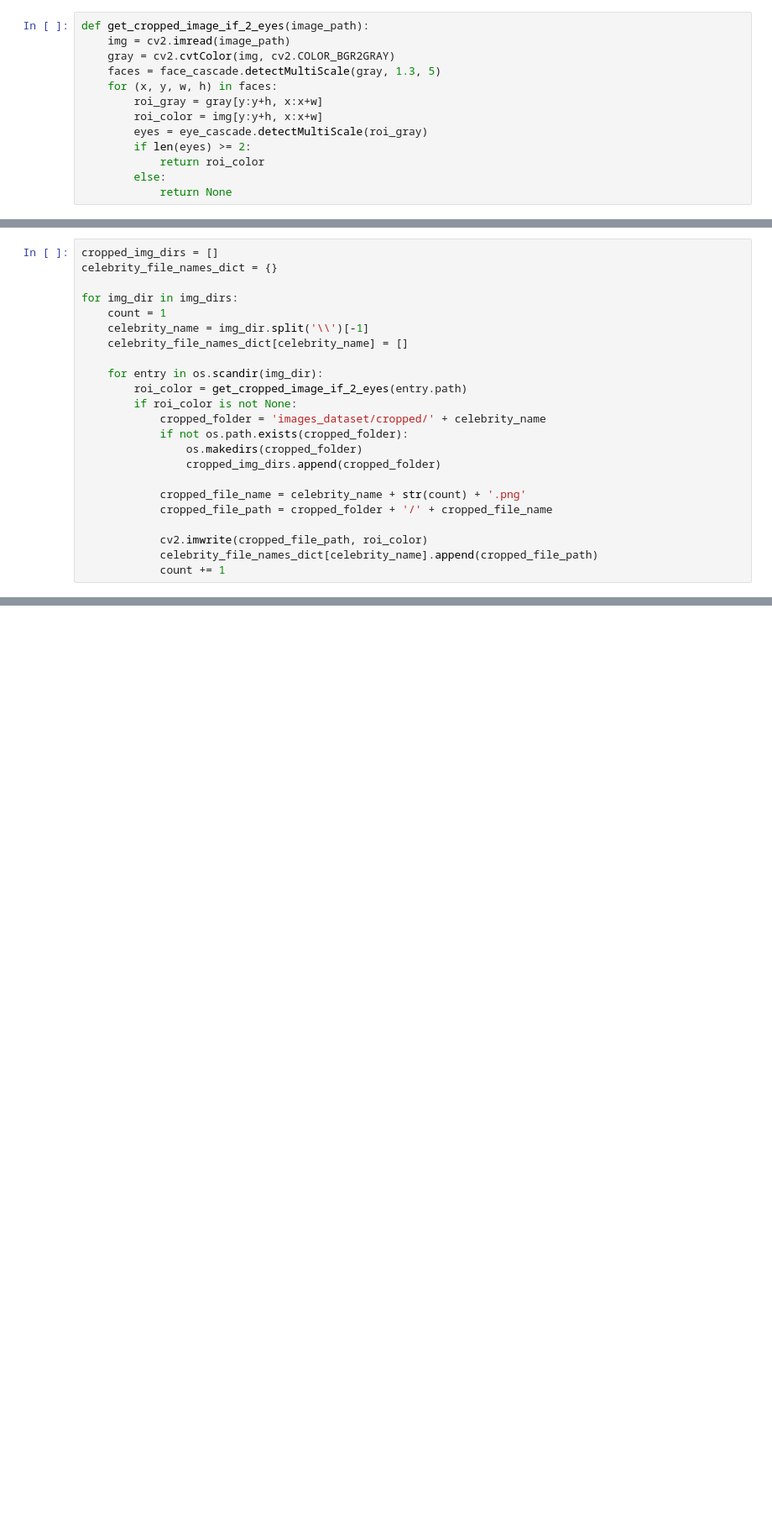
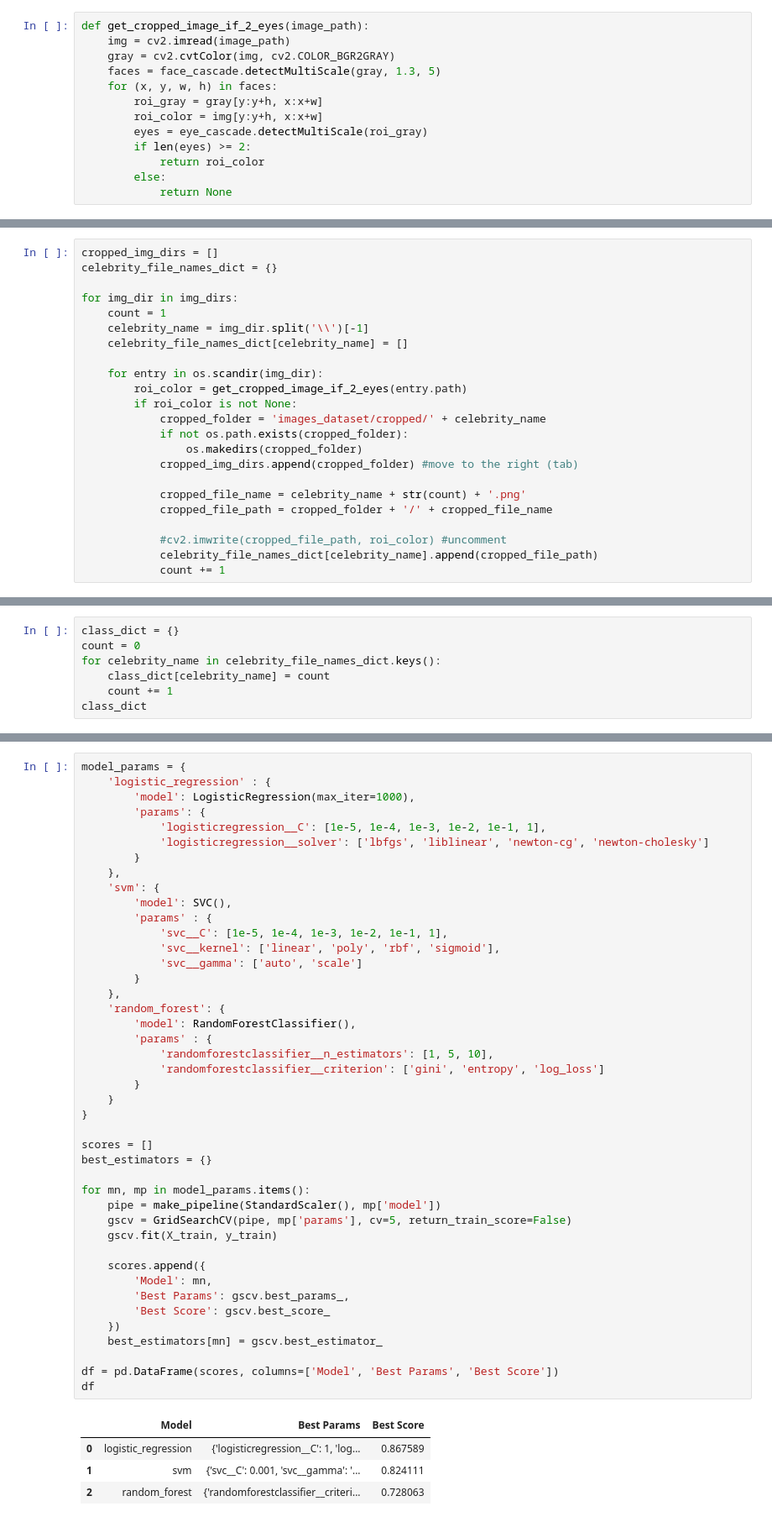
Before and after one commit to VladanT3/Machine_Learning, a Jupyter notebook: Classification Project/image-classification.ipynb, the cells around one changed output, grey strips where cells are left out. Shown at 84% size. Saved outputs shown, nothing was run; the diff lists cells and outputs as text; blank space fills up the shorter version.

```diff
--- a/Classification Project/image-classification.ipynb
+++ b/Classification Project/image-classification.ipynb
@@ -108,11 +120,11 @@ for img_dir in img_dirs:
             cropped_folder = 'images_dataset/cropped/' + celebrity_name
             if not os.path.exists(cropped_folder):
                 os.makedirs(cropped_folder)
-                cropped_img_dirs.append(cropped_folder)
+            cropped_img_dirs.append(cropped_folder) #move to the right (tab)
 
             cropped_file_name = celebrity_name + str(count) + '.png'
             cropped_file_path = cropped_folder + '/' + cropped_file_name
 
-            cv2.imwrite(cropped_file_path, roi_color)
+            #cv2.imwrite(cropped_file_path, roi_color) #uncomment
             celebrity_file_names_dict[celebrity_name].append(cropped_file_path)
             count += 1
@@ -118,0 +152,7 @@ for img_dir in img_dirs:
+# %%
+class_dict = {}
+count = 0
+for celebrity_name in celebrity_file_names_dict.keys():
+    class_dict[celebrity_name] = count
+    count += 1
+class_dict
@@ -118,0 +232,48 @@ for img_dir in img_dirs:
+# %%
+model_params = {
+    'logistic_regression' : {
+        'model': LogisticRegression(max_iter=1000),
+        'params': {
+            'logisticregression__C': [1e-5, 1e-4, 1e-3, 1e-2, 1e-1, 1],
+            'logisticregression__solver': ['lbfgs', 'liblinear', 'newton-cg', 'newton-cholesky']
+        }
+    },
+    'svm': {
+        'model': SVC(),
+        'params' : {
+            'svc__C': [1e-5, 1e-4, 1e-3, 1e-2, 1e-1, 1],
+            'svc__kernel': ['linear', 'poly', 'rbf', 'sigmoid'],
+            'svc__gamma': ['auto', 'scale']
+        }
+    },
+    'random_forest': {
+        'model': RandomForestClassifier(),
+        'params' : {
+            'randomforestclassifier__n_estimators': [1, 5, 10],
+            'randomforestclassifier__criterion': ['gini', 'entropy', 'log_loss']
+        }
+    }
+}
+
+scores = []
+best_estimators = {}
+
+for mn, mp in model_params.items():
+    pipe = make_pipeline(StandardScaler(), mp['model'])
+    gscv = GridSearchCV(pipe, mp['params'], cv=5, return_train_score=False)
+    gscv.fit(X_train, y_train)
+
+    scores.append({
+        'Model': mn,
+        'Best Params': gscv.best_params_,
+        'Best Score': gscv.best_score_
+    })
+    best_estimators[mn] = gscv.best_estimator_
+
+df = pd.DataFrame(scores, columns=['Model', 'Best Params', 'Best Score'])
+df
+# %% [output]
+|  | Model | Best Params | Best Score |
+| 0 | logistic_regression | {'logisticregression__C': 1, 'log... | 0.867589 |
+| 1 | svm | {'svc__C': 0.001, 'svc__gamma': '... | 0.824111 |
+| 2 | random_forest | {'randomforestclassifier__criteri... | 0.728063 |
```
Also changed, not shown: parts of 25 cells of this notebook, 2 other files.
